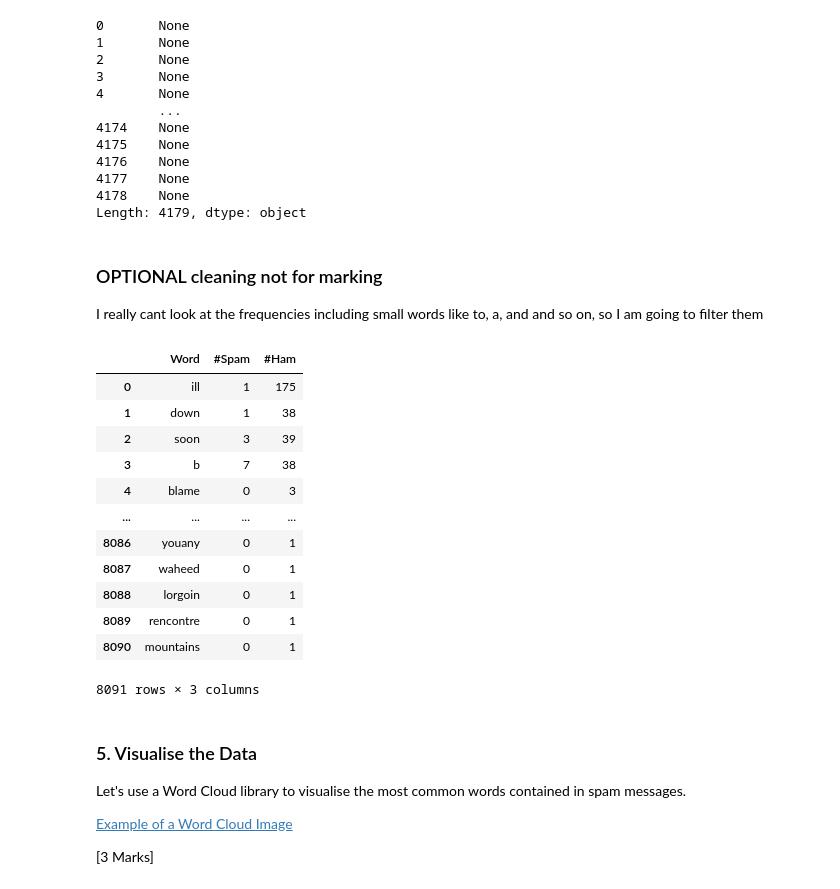
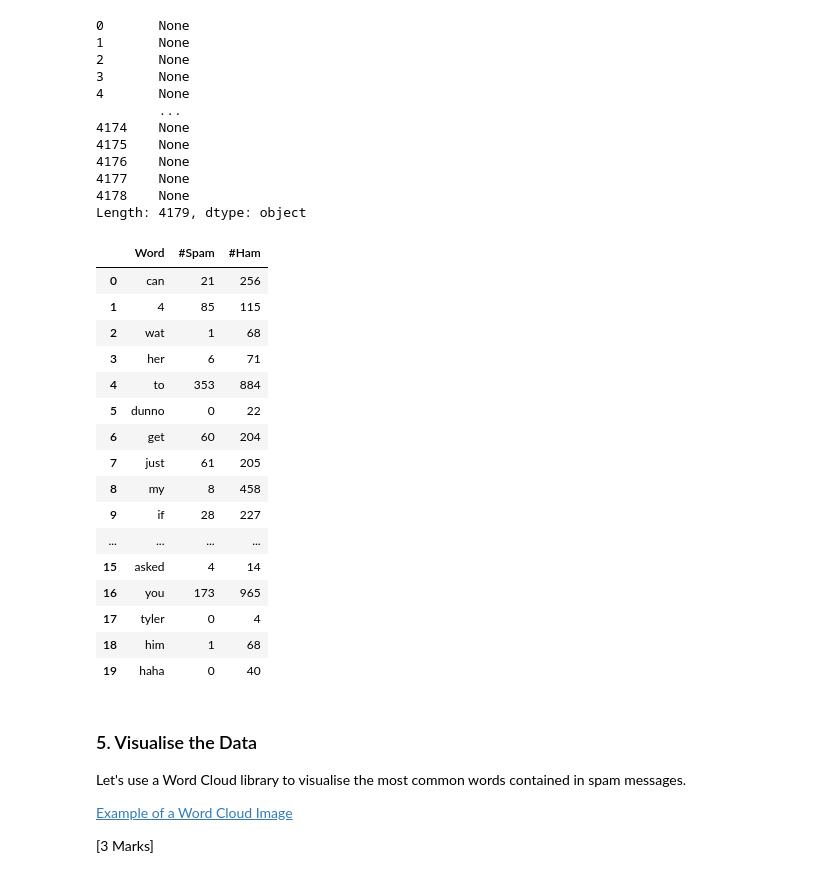
Before and after one commit to egorchern/Data, a Jupyter notebook: lab_5/lab05_spam_filter_student_2021.ipynb, the cells around one changed output. Cells and saved outputs as stored; diff of their text form; code cells hidden in the pictures.

```diff
--- a/lab_5/lab05_spam_filter_student_2021.ipynb
+++ b/lab_5/lab05_spam_filter_student_2021.ipynb
@@ -330,6 +330,3 @@ train_data.apply(count_occurances, axis=1)
 4177    None
 4178    None
 Length: 4179, dtype: object
-# %% [markdown]
-<h3>OPTIONAL cleaning not for marking</h3>
-<p>I really cant look at the frequencies including small words like to, a, and and so on, so I am going to filter them</p>
@@ -343,25 +333,29 @@ for filtered_word in filtered_words:
 # %%
 # Now make dataframe and clean up
 temp = pd.DataFrame(word_frequencies_dict)
 temp = temp.T
 idx = pd.Index(range(0, len(word_frequencies_dict), 1))
 temp = temp.set_index(idx)
 word_freq = temp.rename(columns={1: "#Spam", 2: "#Ham", 0: "Word"})
-word_freq
+word_freq.head(20)
 # %% [output]
 |  | Word | #Spam | #Ham |
-| 0 | ill | 1 | 175 |
-| 1 | down | 1 | 38 |
-| 2 | soon | 3 | 39 |
-| 3 | b | 7 | 38 |
-| 4 | blame | 0 | 3 |
+| 0 | can | 21 | 256 |
+| 1 | 4 | 85 | 115 |
+| 2 | wat | 1 | 68 |
+| 3 | her | 6 | 71 |
+| 4 | to | 353 | 884 |
+| 5 | dunno | 0 | 22 |
+| 6 | get | 60 | 204 |
+| 7 | just | 61 | 205 |
+| 8 | my | 8 | 458 |
+| 9 | if | 28 | 227 |
 | ... | ... | ... | ... |
-| 8086 | youany | 0 | 1 |
-| 8087 | waheed | 0 | 1 |
-| 8088 | lorgoin | 0 | 1 |
-| 8089 | rencontre | 0 | 1 |
-| 8090 | mountains | 0 | 1 |
+| 15 | asked | 4 | 14 |
+| 16 | you | 173 | 965 |
+| 17 | tyler | 0 | 4 |
+| 18 | him | 1 | 68 |
+| 19 | haha | 0 | 40 |
-8091 rows × 3 columns
 # %% [markdown]
 <h3>5. Visualise the Data</h3>
 <p>Let's use a Word Cloud library to visualise the most common words contained in spam messages.</p>
```
Also changed, not shown: parts of 12 cells of this notebook, 3 other files.
